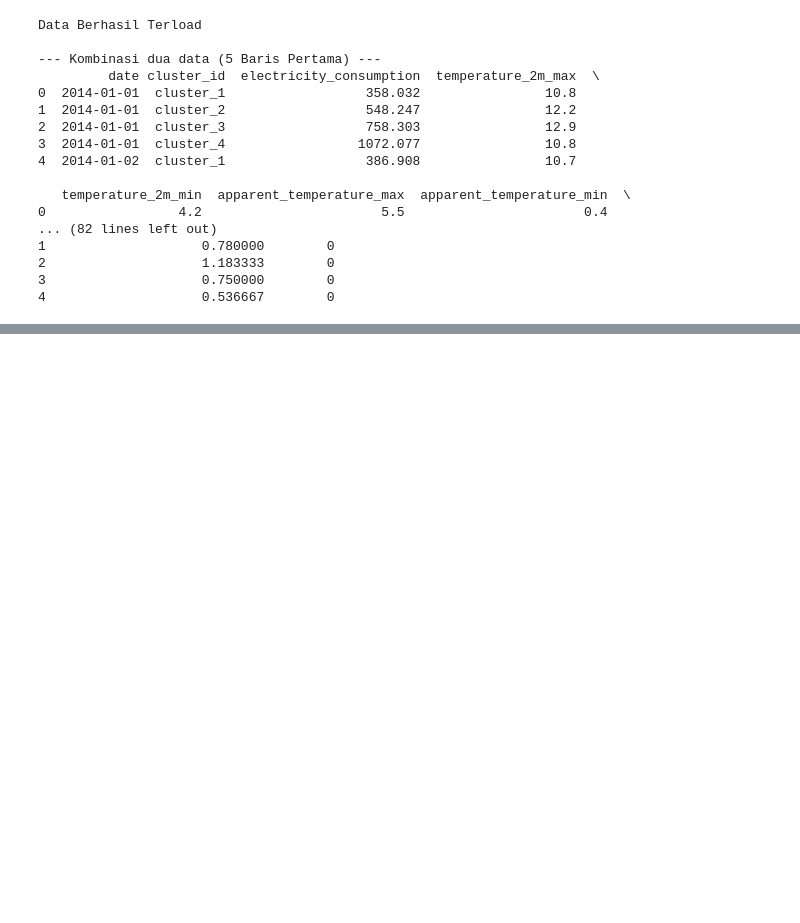
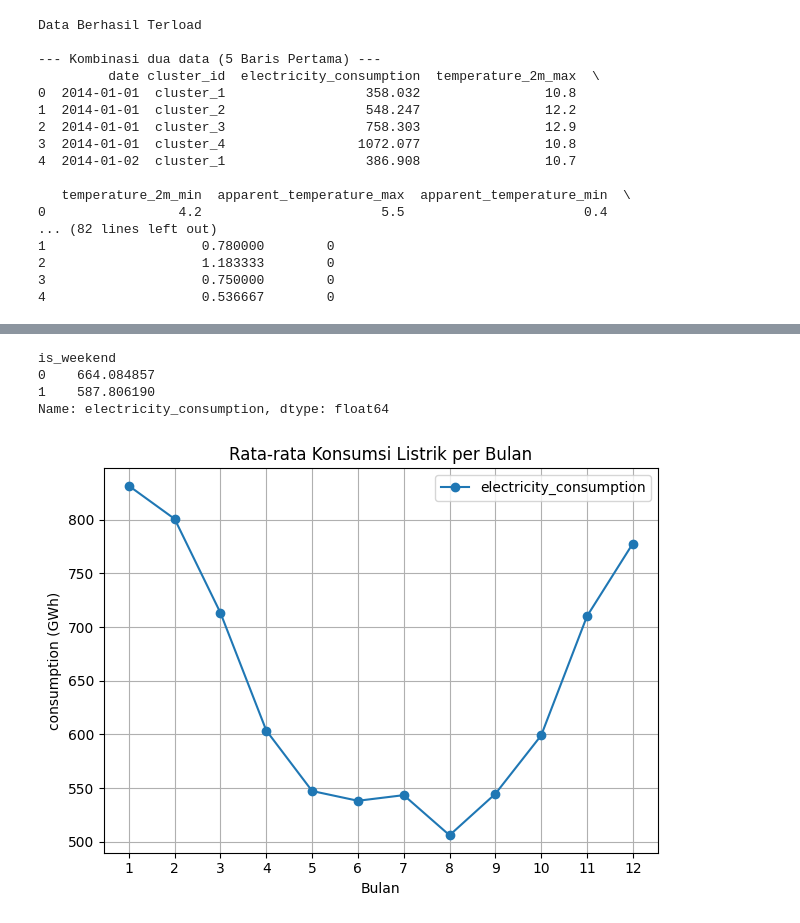
Before and after one commit to Elmanda1/DSA_COMPFEST, a Jupyter notebook: compfest.ipynb, the cells around one changed output, grey strips where cells are left out. Drawn from its saved outputs; the diff is of its cells as text; code cells hidden in the pictures; blank space fills up the shorter version.

```diff
--- a/compfest.ipynb
+++ b/compfest.ipynb
@@ -134,0 +184,32 @@ all_df.info()
+# %%
+#check weekend weekday avg consumption
+all_df['is_weekend'] = all_df['day_of_week'].apply(
+    lambda x: 1 if x in [5, 6] else 0
+)
+
+all_df.groupby('is_weekend')['electricity_consumption'].mean()
+#bisa berarti ini adalah data yang diambil di perkotaan dimana banyak gedung
+# %% [output]
+is_weekend
+0    664.084857
+1    587.806190
+Name: electricity_consumption, dtype: float64
+# %%
+all_df['day'] = all_df['date'].dt.day
+dayofmonth = all_df.groupby('day')['electricity_consumption'].mean()
+dayofmonth.plot(kind='bar', title='Rata-rata Konsumsi Listrik per dalam bulan')
+#useless
+# %%
+#chart untuk melihat rata rata konsumsi per bulan
+monthly_avg = all_df.groupby('month')['electricity_consumption'].mean()
+monthly_avg.plot(kind='line', marker='o', title='Rata-rata Konsumsi Listrik per Bulan')
+plt.ylabel('consumption (GWh)')
+
+plt.xlabel('Bulan')
+plt.xticks(range(1, 13))
+plt.grid(True)
+plt.legend()
+plt.tight_layout()
+#ini bisa di artikan bahwa pemakaian listrik di bulan tertentu lebih tinggi, mungkin karena mpenggunaan heater atau ac
+# %% [output]
+[figure, added]
```
Also changed, not shown: parts of 23 cells of this notebook, 1 other file.
